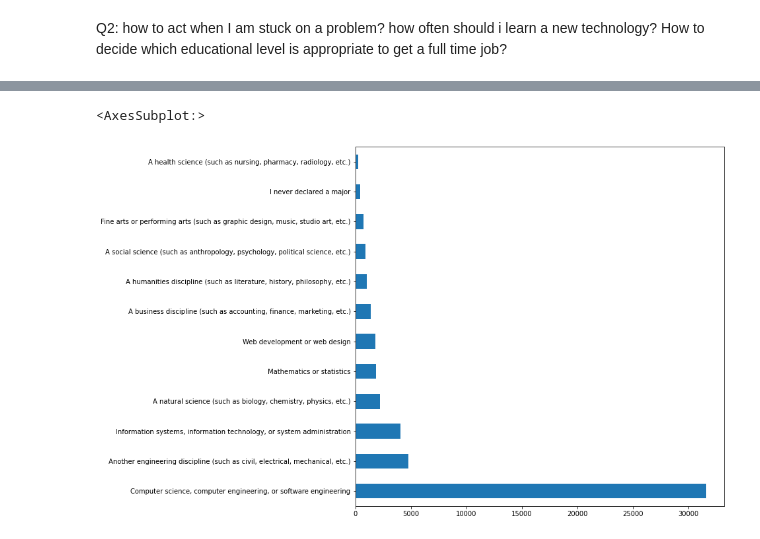
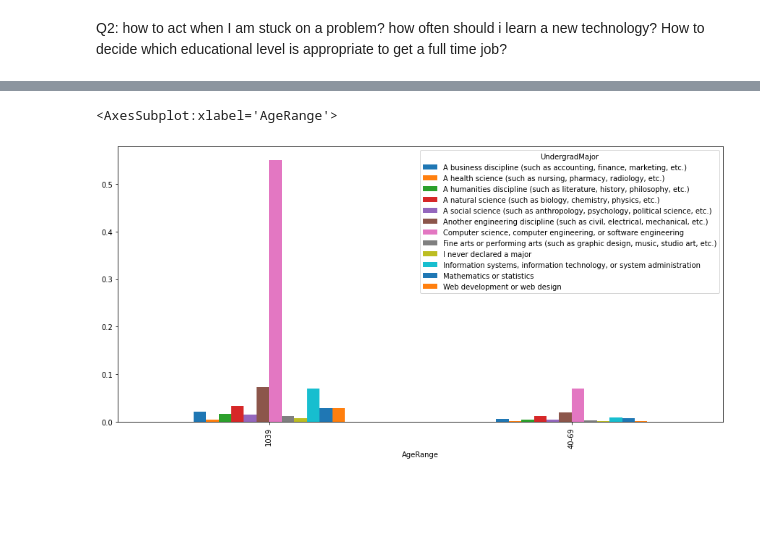
Before and after one commit to wandki/DSND-Data-Science-Blog-Post, a Jupyter notebook: StackOverflowDeveloperSurvey.ipynb, the cells around one changed output, grey strips where cells are left out. Cells and saved outputs as stored; diff of their text form; code cells hidden in the pictures; blank space fills up the shorter version.

```diff
--- a/StackOverflowDeveloperSurvey.ipynb
+++ b/StackOverflowDeveloperSurvey.ipynb
@@ -24,10 +27,10 @@ df.head()
 # %% [markdown]
 - keep only columns we are interested in and remove out of scope columns
 # %%
-# not needed: 'Hobbyist', 'CompFreq', 'CompTotal',  'CurrencyDesc', 'CurrencySymbol', 'Ethnicity', 'JobSeek', 'NEWDevOps', 'NEWDevOpsImpt',  'NEWJobHunt', 'NEWOffTopic', 'NEWOnboardGood', 'NEWOtherComms', 'NEWPurpleLink', 'NEWSOSites', 'PurchaseWhat', 'Sexuality', 'SOAccount', 'SOComm', 'SurveyEase', 'SurveyLength', 'Trans','WelcomeChange','Age1stCode','DevType','NEWOvertime','NEWPurchaseResearch','OpSys', 'OrgSize','WorkWeekHrs','YearsCode','YearsCodePro'
+# not needed: 'Hobbyist', 'CompFreq', 'CompTotal',  'CurrencyDesc', 'CurrencySymbol', 'Ethnicity', 'JobSeek', 'NEWDevOps', 'NEWDevOpsImpt',  'NEWJobHunt', 'NEWOffTopic', 'NEWOnboardGood', 'NEWOtherComms', 'NEWPurpleLink', 'NEWSOSites', 'PurchaseWhat', 'Sexuality', 'SOAccount', 'SOComm', 'SurveyEase', 'SurveyLength', 'Trans','WelcomeChange','Age1stCode','NEWOvertime','NEWPurchaseResearch','OpSys', 'OrgSize','WorkWeekHrs','YearsCode','YearsCodePro'
 
 #These attributes will remain
-df = df[[ 'Respondent', 'MainBranch', 'Age', 'Country','EdLevel','Employment','Gender', 'JobSat','NEWLearn', 'NEWStuck','ConvertedComp', 'SOPartFreq', 'SOVisitFreq', 'UndergradMajor', 'JobFactors','NEWEdImpt','NEWJobHuntResearch',
+df = df[[ 'Respondent', 'MainBranch', 'Age', 'Country','EdLevel','Employment','Gender', 'JobSat','NEWLearn', 'NEWStuck','ConvertedComp', 'SOPartFreq', 'SOVisitFreq', 'UndergradMajor', 'JobFactors','NEWEdImpt','NEWJobHuntResearch', 'DevType',
 'DatabaseWorkedWith', 'DatabaseDesireNextYear',
 'LanguageWorkedWith','LanguageDesireNextYear',
 'MiscTechWorkedWith','MiscTechDesireNextYear',
@@ -48,8 +51,8 @@ df.head()
 - Create new column for Age Range and drop the "Age" (not needed)
 # %%
 #add a new column for Age Range and remove age
-labels = ['1039', '40-69', '70+']
-bins = [10, 40, 70, 120]
+labels = ['1039', '40-69']
+bins = [10, 40, 70]
 df['AgeRange'] = pd.cut(df.Age, bins, labels = labels,include_lowest = True)
 df.drop(labels=["Age"],axis=1,inplace=True)
 
@@ -260,6 +278,7 @@ sub_df.groupby('NEWJobHuntResearch').count().sort_values(['Respondent']).plot(ki
 # %%
-#What was your primary field of study?
-df.UndergradMajor.dropna().value_counts().plot(kind='barh', figsize=(10,10))
+# primary field of study based on age
+sub_df = df[['AgeRange', 'UndergradMajor']].dropna()
+pd.crosstab(sub_df["AgeRange"],sub_df["UndergradMajor"], normalize="all").plot(kind="bar",  figsize = (15,7))
 # %% [output]
-<AxesSubplot:>
+<AxesSubplot:xlabel='AgeRange'>
-[figure, old version]
+[figure, new version]
```
Also changed, not shown: parts of 17 cells of this notebook, 1 other file.
